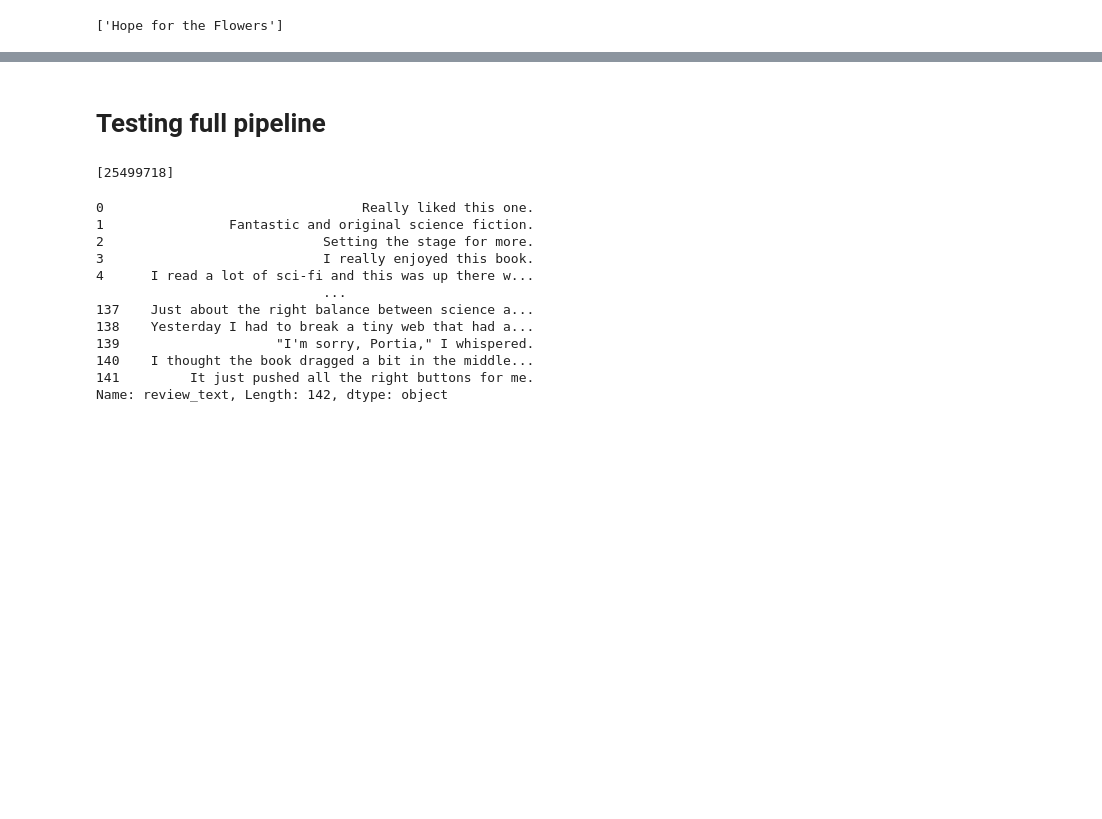
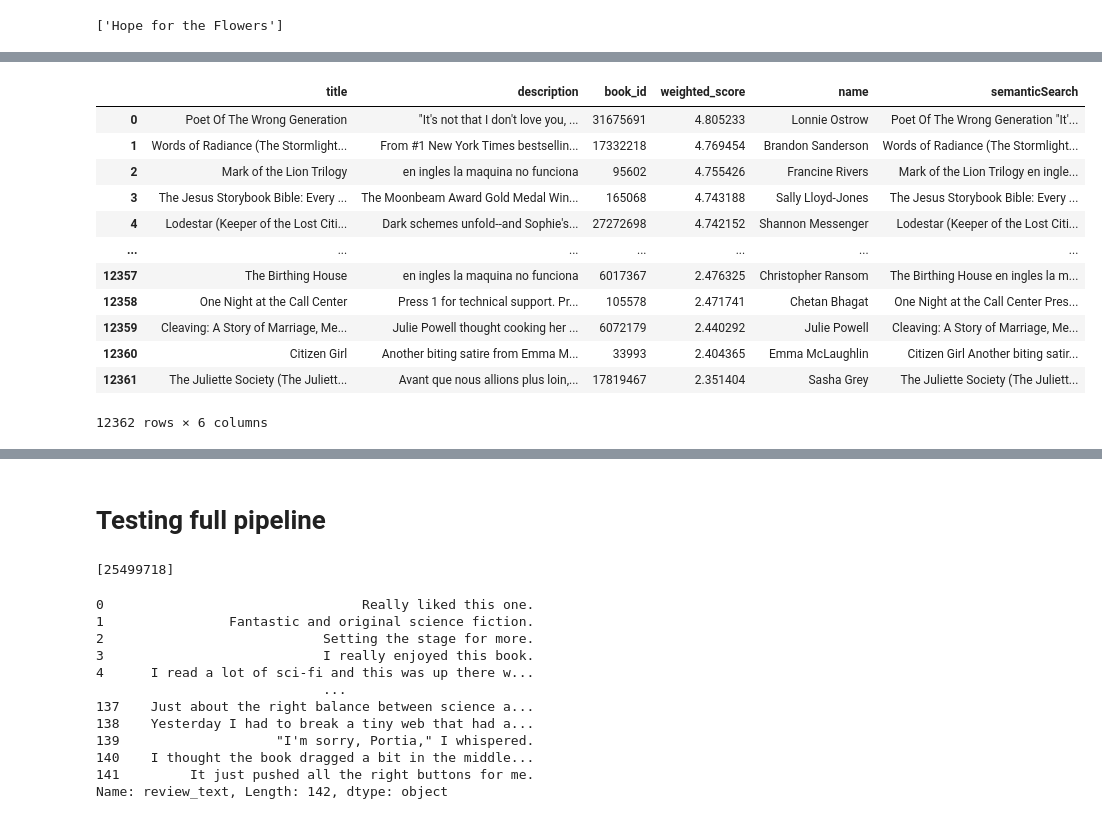
Before and after one commit to Einhard6176/3380, a Jupyter notebook: Models/Summarizer/tokenizedSentences.ipynb, the cells around one changed output, grey strips where cells are left out. Cells and saved outputs as stored; diff of their text form; code cells hidden in the pictures; blank space fills up the shorter version.

```diff
--- a/Models/Summarizer/tokenizedSentences.ipynb
+++ b/Models/Summarizer/tokenizedSentences.ipynb
@@ -303,0 +483,16 @@ books.sample(1).title.tolist()
+# %%
+books
+# %% [output]
+|  | title | description | book_id | weighted_score | name | semanticSearch |
+| 0 | Poet Of The Wrong Generation | "It's not that I don't love you, ... | 31675691 | 4.805233 | Lonnie Ostrow | Poet Of The Wrong Generation "It'... |
+| 1 | Words of Radiance (The Stormlight... | From #1 New York Times bestsellin... | 17332218 | 4.769454 | Brandon Sanderson | Words of Radiance (The Stormlight... |
+| 2 | Mark of the Lion Trilogy | en ingles la maquina no funciona | 95602 | 4.755426 | Francine Rivers | Mark of the Lion Trilogy en ingle... |
+| 3 | The Jesus Storybook Bible: Every ... | The Moonbeam Award Gold Medal Win... | 165068 | 4.743188 | Sally Lloyd-Jones | The Jesus Storybook Bible: Every ... |
+| 4 | Lodestar (Keeper of the Lost Citi... | Dark schemes unfold--and Sophie's... | 27272698 | 4.742152 | Shannon Messenger | Lodestar (Keeper of the Lost Citi... |
+| ... | ... | ... | ... | ... | ... | ... |
+| 12357 | The Birthing House | en ingles la maquina no funciona | 6017367 | 2.476325 | Christopher Ransom | The Birthing House en ingles la m... |
+| 12358 | One Night at the Call Center | Press 1 for technical support. Pr... | 105578 | 2.471741 | Chetan Bhagat | One Night at the Call Center Pres... |
+| 12359 | Cleaving: A Story of Marriage, Me... | Julie Powell thought cooking her ... | 6072179 | 2.440292 | Julie Powell | Cleaving: A Story of Marriage, Me... |
+| 12360 | Citizen Girl | Another biting satire from Emma M... | 33993 | 2.404365 | Emma McLaughlin | Citizen Girl Another biting satir... |
+| 12361 | The Juliette Society (The Juliett... | Avant que nous allions plus loin,... | 17819467 | 2.351404 | Sasha Grey | The Juliette Society (The Juliett... |
+12362 rows × 6 columns
```
Also changed, not shown: parts of 21 cells of this notebook, 1 other file.
